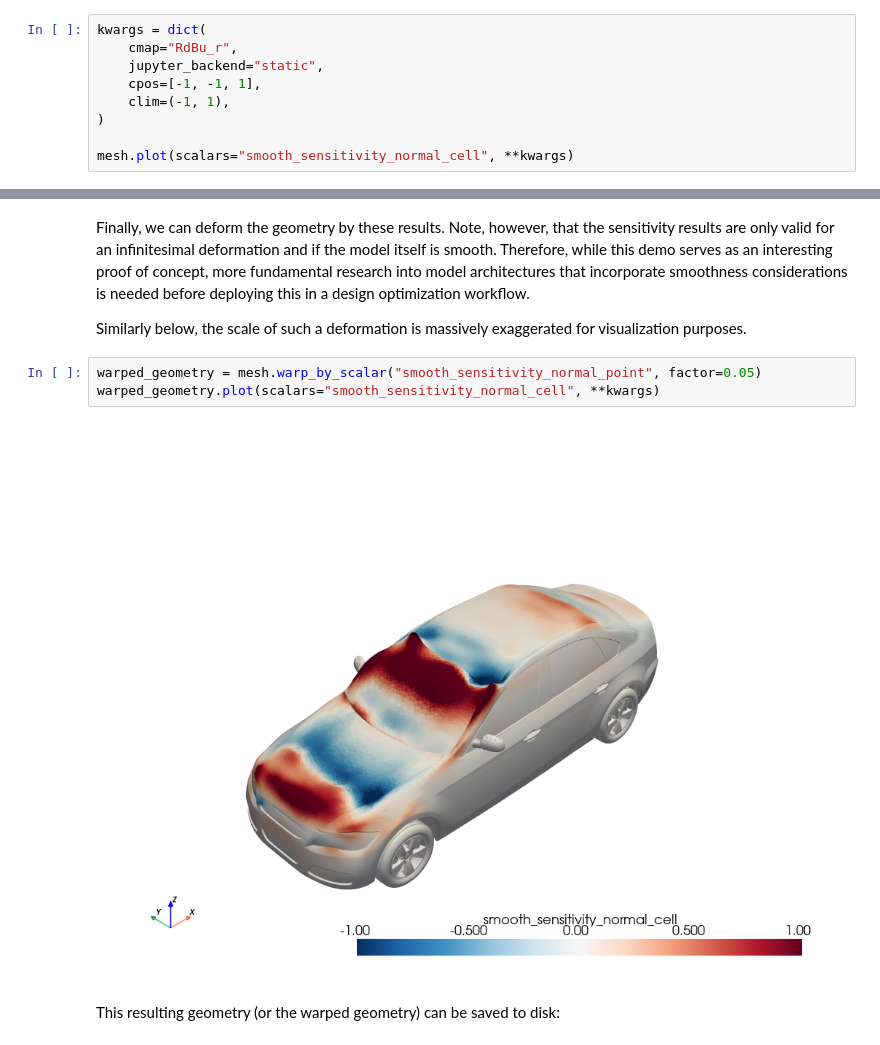
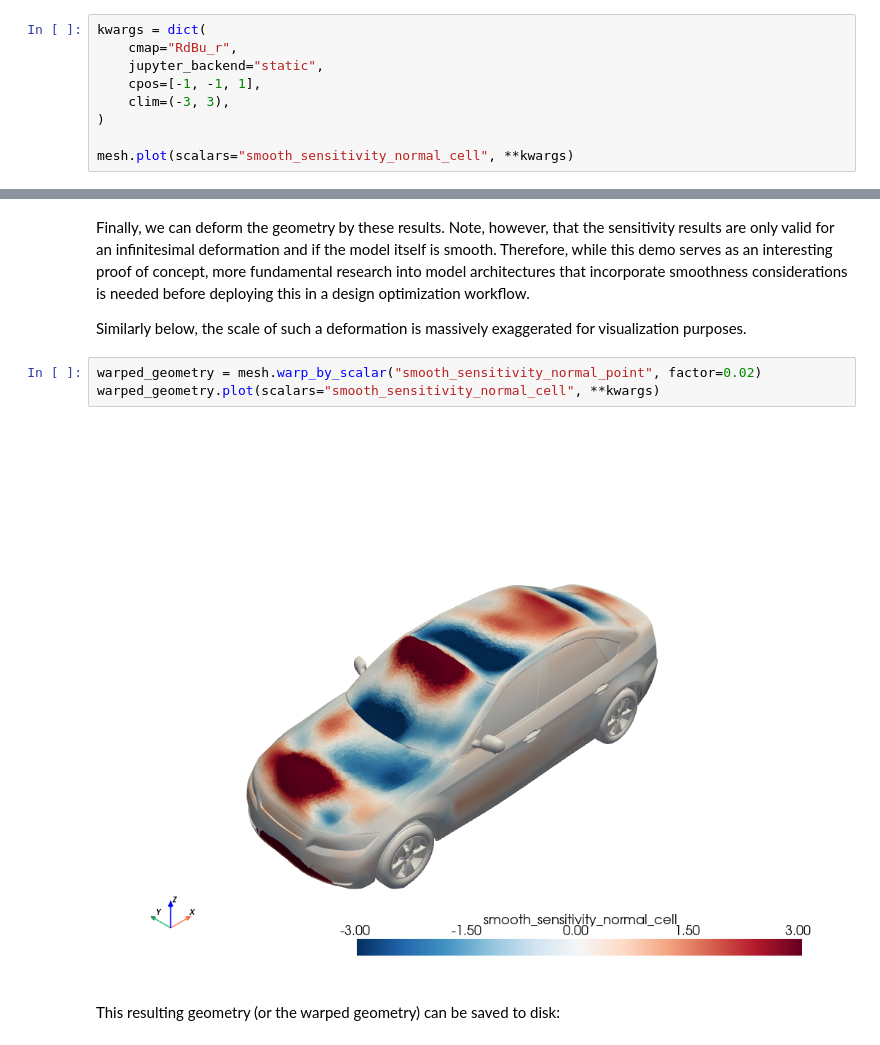
Before and after one commit to NVIDIA/physicsnemo-cfd, a Jupyter notebook: workflows/domino_design_sensitivities/main.ipynb, the cells around one changed output, grey strips where cells are left out. Saved outputs shown, nothing was run; the diff lists cells and outputs as text.

```diff
--- a/workflows/domino_design_sensitivities/main.ipynb
+++ b/workflows/domino_design_sensitivities/main.ipynb
@@ -139,7 +145,7 @@ kwargs = dict(
     cmap="RdBu_r",
     jupyter_backend="static",
     cpos=[-1, -1, 1],
-    clim=(-1, 1),
+    clim=(-3, 3),
 )
 
 mesh.plot(scalars="smooth_sensitivity_normal_cell", **kwargs)
@@ -150,10 +156,10 @@ Finally, we can deform the geometry by these results. Note, however, that the se
 
 Similarly below, the scale of such a deformation is massively exaggerated for visualization purposes.
 # %%
-warped_geometry = mesh.warp_by_scalar("smooth_sensitivity_normal_point", factor=0.05)
+warped_geometry = mesh.warp_by_scalar("smooth_sensitivity_normal_point", factor=0.02)
 warped_geometry.plot(scalars="smooth_sensitivity_normal_cell", **kwargs)
 # %% [output]
-[figure, old version]
+[figure, new version]
 # %% [markdown]
 This resulting geometry (or the warped geometry) can be saved to disk:
 # %%
```
Also changed, not shown: parts of 4 cells of this notebook.
